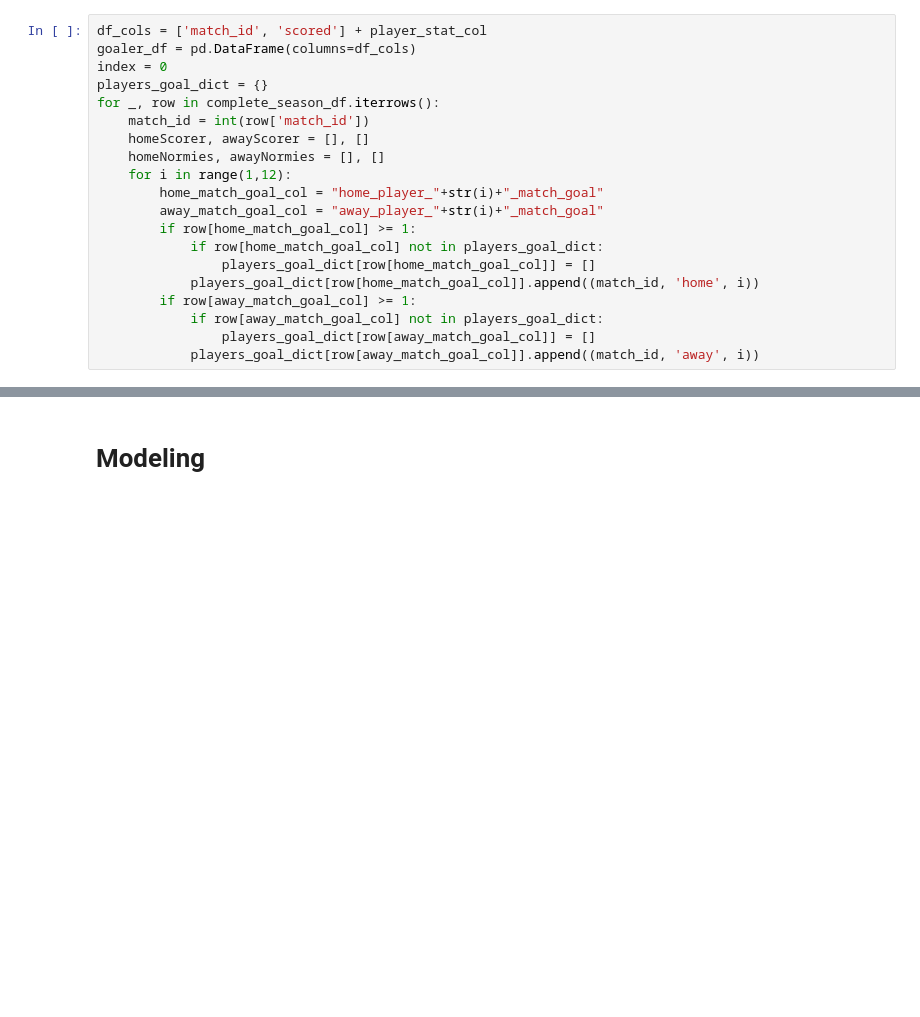
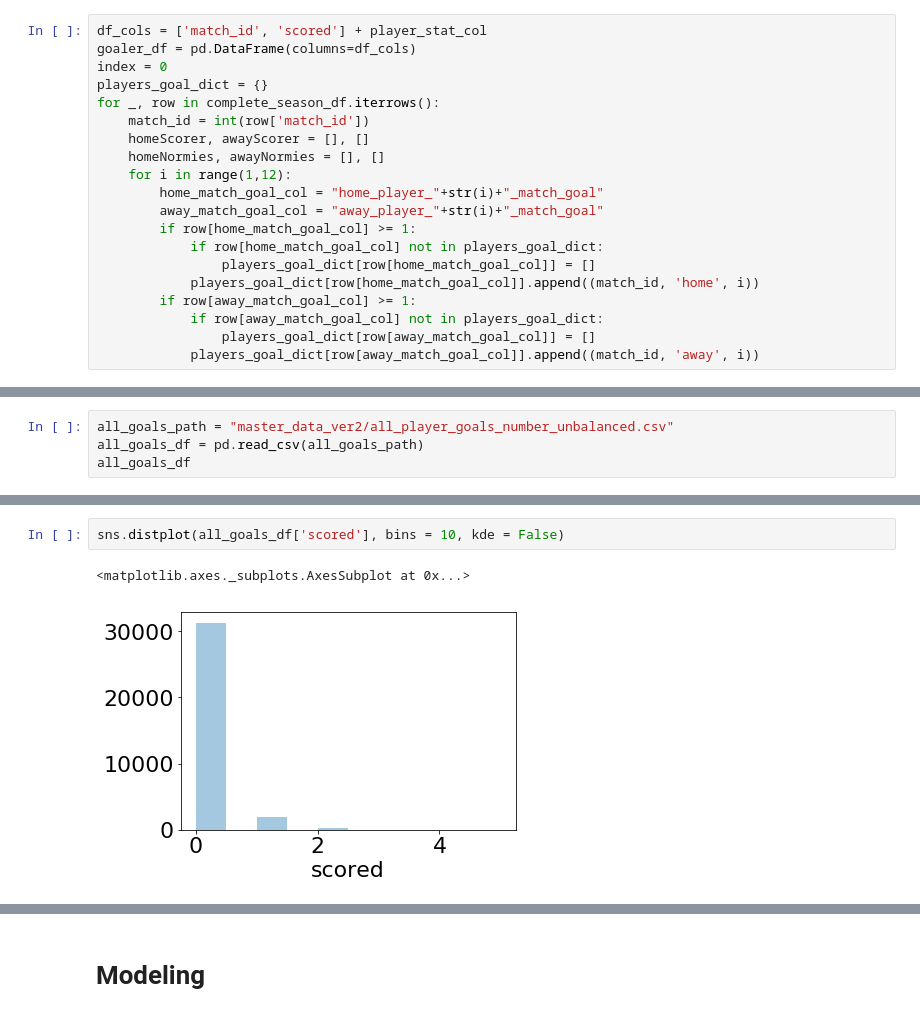
Before and after one commit to DeniSusanto/premier_league_data_mining, a Jupyter notebook: player_goal_prediction.ipynb, the cells around one changed output, grey strips where cells are left out. Saved outputs shown, nothing was run; the diff lists cells and outputs as text; blank space fills up the shorter version.

```diff
--- a/player_goal_prediction.ipynb
+++ b/player_goal_prediction.ipynb
@@ -578,0 +610,4 @@ for _, row in complete_season_df.iterrows():
+# %%
+all_goals_path = "master_data_ver2/all_player_goals_number_unbalanced.csv"
+all_goals_df = pd.read_csv(all_goals_path)
+all_goals_df
@@ -578,0 +633,5 @@ for _, row in complete_season_df.iterrows():
+# %%
+sns.distplot(all_goals_df['scored'], bins = 10, kde = False)
+# %% [output]
+<matplotlib.axes._subplots.AxesSubplot at 0x...>
+[figure, added]
```
Also changed, not shown: parts of 44 cells of this notebook, 24 other files.
